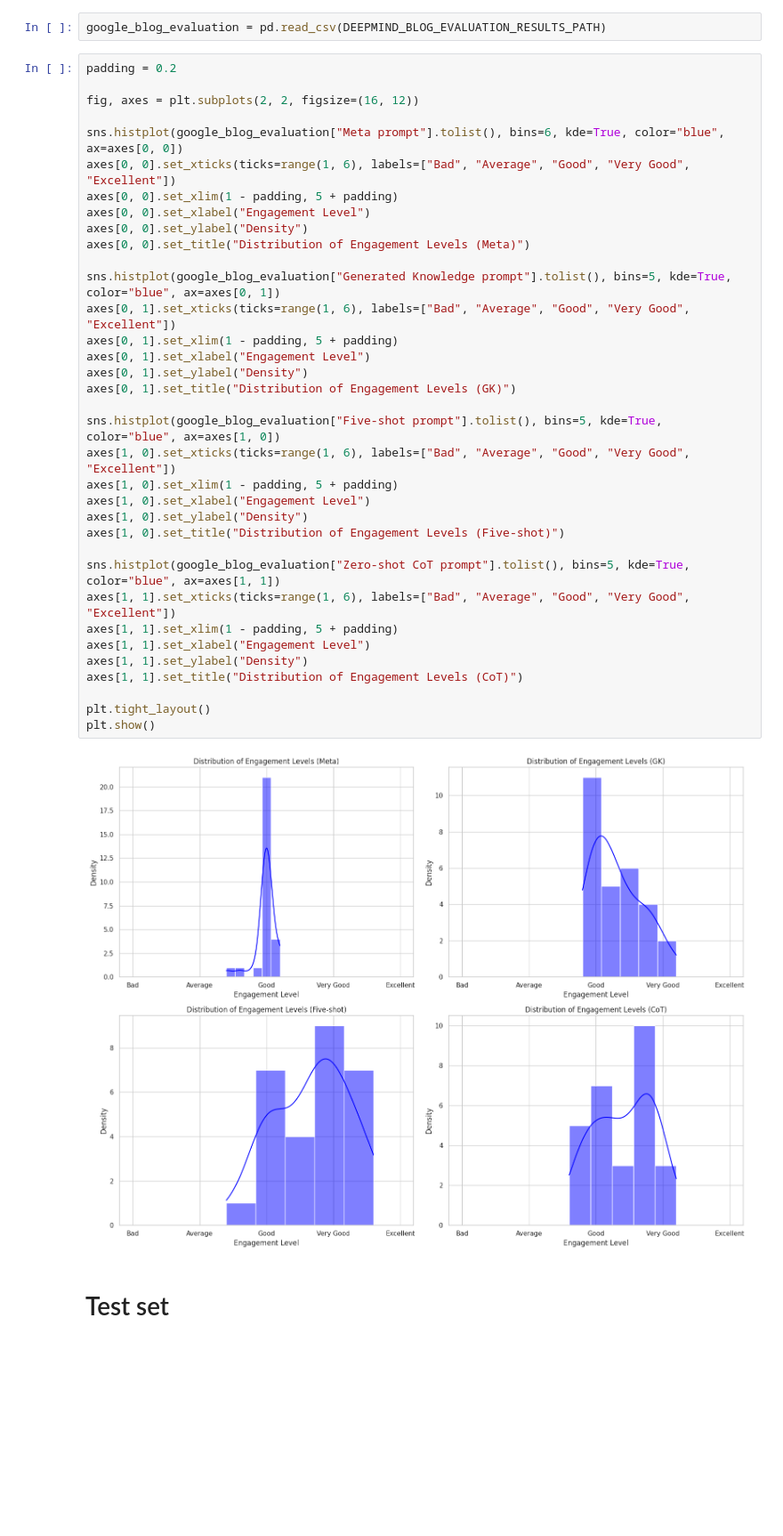
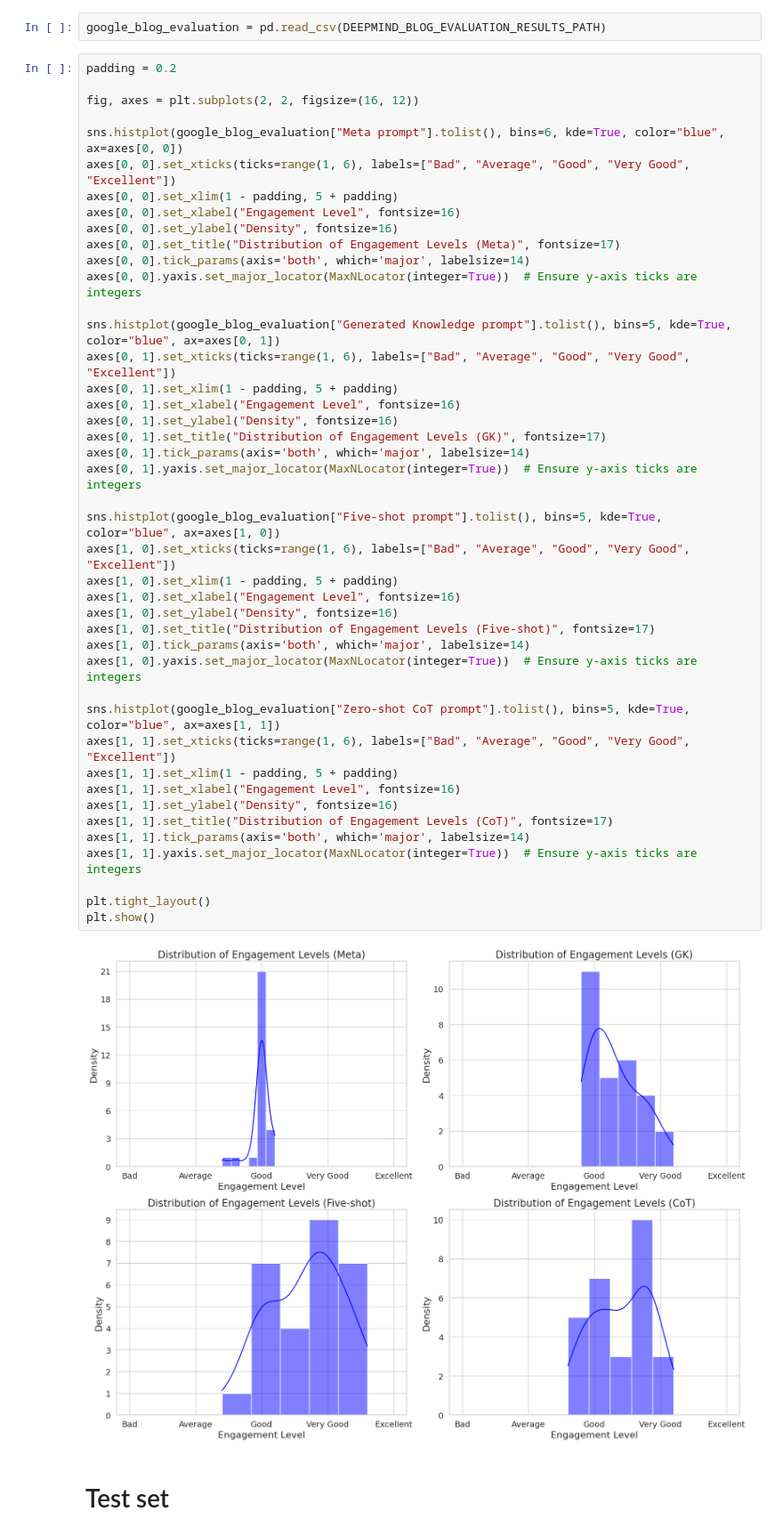
Before and after one commit to daKostych/Bachelor-Project-2025, a Jupyter notebook: llm_blog_generator/experiments/llm_blog_evaluator.ipynb, the cells around one changed output. Shown at 89% size. Drawn from its saved outputs; the diff is of its cells as text; blank space fills up the shorter version.

```diff
--- a/llm_blog_generator/experiments/llm_blog_evaluator.ipynb
+++ b/llm_blog_generator/experiments/llm_blog_evaluator.ipynb
@@ -1252,40 +1253,48 @@ google_blog_evaluation = pd.read_csv(DEEPMIND_BLOG_EVALUATION_RESULTS_PATH)
 # %%
 padding = 0.2
 
 fig, axes = plt.subplots(2, 2, figsize=(16, 12))
 
 sns.histplot(google_blog_evaluation["Meta prompt"].tolist(), bins=6, kde=True, color="blue", ax=axes[0, 0])
 axes[0, 0].set_xticks(ticks=range(1, 6), labels=["Bad", "Average", "Good", "Very Good", "Excellent"])
 axes[0, 0].set_xlim(1 - padding, 5 + padding)
-axes[0, 0].set_xlabel("Engagement Level")
-axes[0, 0].set_ylabel("Density")
-axes[0, 0].set_title("Distribution of Engagement Levels (Meta)")
+axes[0, 0].set_xlabel("Engagement Level", fontsize=16)
+axes[0, 0].set_ylabel("Density", fontsize=16)
+axes[0, 0].set_title("Distribution of Engagement Levels (Meta)", fontsize=17)
+axes[0, 0].tick_params(axis='both', which='major', labelsize=14)
+axes[0, 0].yaxis.set_major_locator(MaxNLocator(integer=True))  # Ensure y-axis ticks are integers
 
 sns.histplot(google_blog_evaluation["Generated Knowledge prompt"].tolist(), bins=5, kde=True, color="blue", ax=axes[0, 1])
 axes[0, 1].set_xticks(ticks=range(1, 6), labels=["Bad", "Average", "Good", "Very Good", "Excellent"])
 axes[0, 1].set_xlim(1 - padding, 5 + padding)
-axes[0, 1].set_xlabel("Engagement Level")
-axes[0, 1].set_ylabel("Density")
-axes[0, 1].set_title("Distribution of Engagement Levels (GK)")
+axes[0, 1].set_xlabel("Engagement Level", fontsize=16)
+axes[0, 1].set_ylabel("Density", fontsize=16)
+axes[0, 1].set_title("Distribution of Engagement Levels (GK)", fontsize=17)
+axes[0, 1].tick_params(axis='both', which='major', labelsize=14)
+axes[0, 1].yaxis.set_major_locator(MaxNLocator(integer=True))  # Ensure y-axis ticks are integers
 
 sns.histplot(google_blog_evaluation["Five-shot prompt"].tolist(), bins=5, kde=True, color="blue", ax=axes[1, 0])
 axes[1, 0].set_xticks(ticks=range(1, 6), labels=["Bad", "Average", "Good", "Very Good", "Excellent"])
 axes[1, 0].set_xlim(1 - padding, 5 + padding)
-axes[1, 0].set_xlabel("Engagement Level")
-axes[1, 0].set_ylabel("Density")
-axes[1, 0].set_title("Distribution of Engagement Levels (Five-shot)")
+axes[1, 0].set_xlabel("Engagement Level", fontsize=16)
+axes[1, 0].set_ylabel("Density", fontsize=16)
+axes[1, 0].set_title("Distribution of Engagement Levels (Five-shot)", fontsize=17)
+axes[1, 0].tick_params(axis='both', which='major', labelsize=14)
+axes[1, 0].yaxis.set_major_locator(MaxNLocator(integer=True))  # Ensure y-axis ticks are integers
 
 sns.histplot(google_blog_evaluation["Zero-shot CoT prompt"].tolist(), bins=5, kde=True, color="blue", ax=axes[1, 1])
 axes[1, 1].set_xticks(ticks=range(1, 6), labels=["Bad", "Average", "Good", "Very Good", "Excellent"])
 axes[1, 1].set_xlim(1 - padding, 5 + padding)
-axes[1, 1].set_xlabel("Engagement Level")
-axes[1, 1].set_ylabel("Density")
-axes[1, 1].set_title("Distribution of Engagement Levels (CoT)")
+axes[1, 1].set_xlabel("Engagement Level", fontsize=16)
+axes[1, 1].set_ylabel("Density", fontsize=16)
+axes[1, 1].set_title("Distribution of Engagement Levels (CoT)", fontsize=17)
+axes[1, 1].tick_params(axis='both', which='major', labelsize=14)
+axes[1, 1].yaxis.set_major_locator(MaxNLocator(integer=True))  # Ensure y-axis ticks are integers
 
 plt.tight_layout()
 plt.show()
 # %% [output]
-[figure, old version]
+[figure, new version]
 # %% [markdown]
 # Test set
 # %%
```
Also changed, not shown: parts of 1 cell of this notebook.
